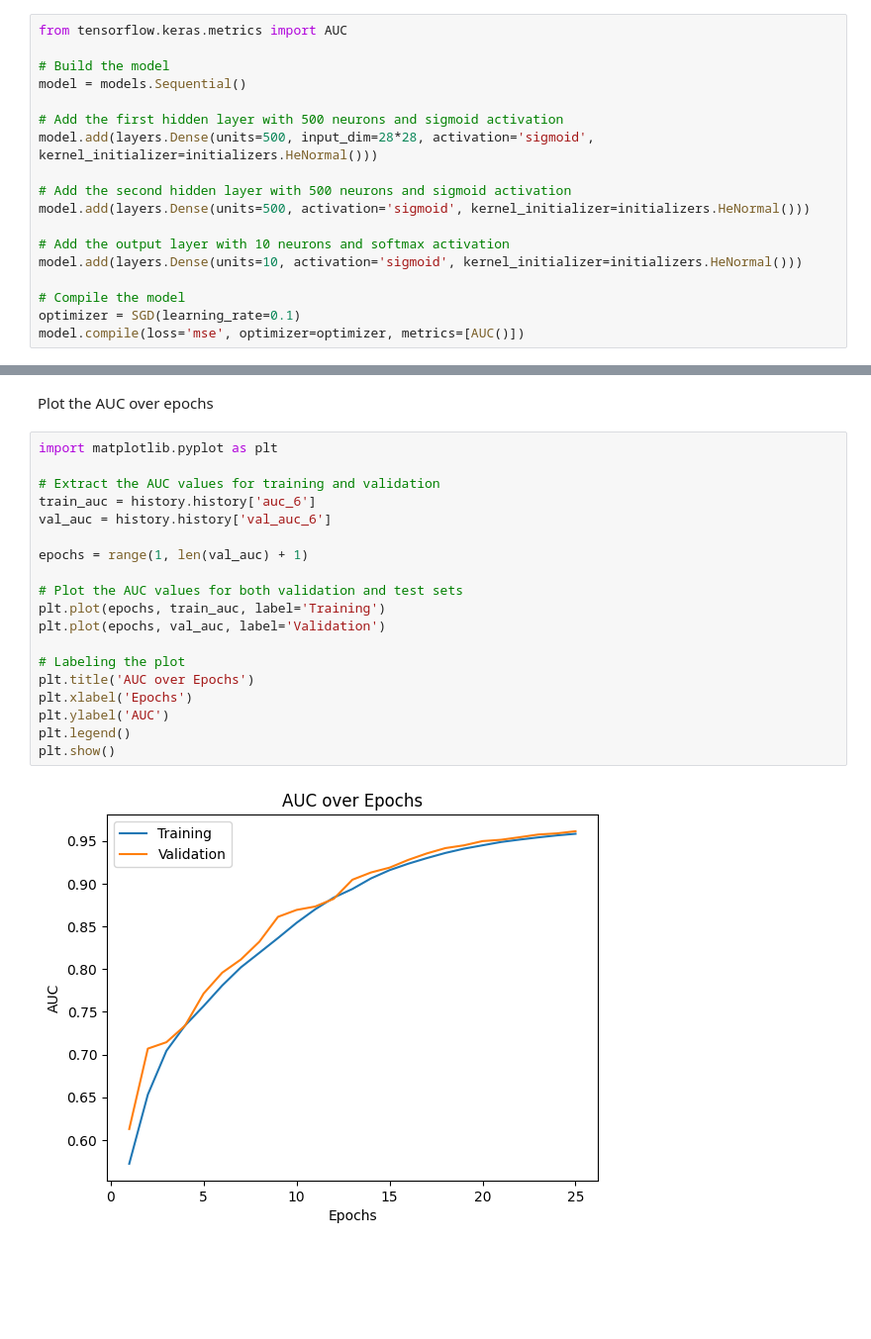
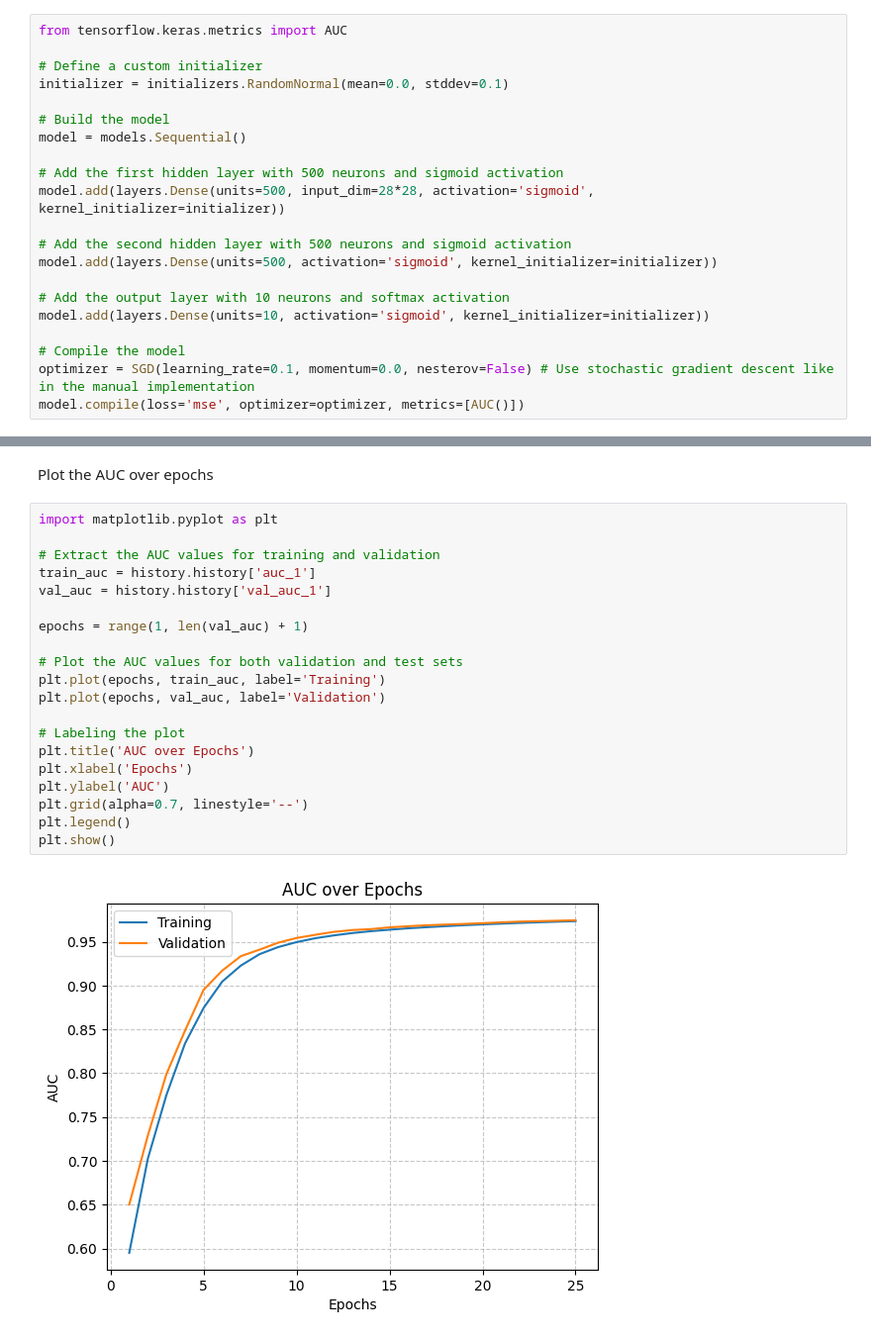
Before and after one commit to eladorpBG/ML_assignment3, a Jupyter notebook: Keras_ch11.ipynb, the cells around one changed output, grey strips where cells are left out. Shown at 99% size. Drawn from its saved outputs; the diff is of its cells as text; blank space fills up the shorter version.

```diff
--- a/Keras_ch11.ipynb
+++ b/Keras_ch11.ipynb
@@ -63,20 +66,23 @@ train_labels, val_labels = train_labels[:-val_size], train_labels[-val_size:]
 # %%
 from tensorflow.keras.metrics import AUC
+
+# Define a custom initializer
+initializer = initializers.RandomNormal(mean=0.0, stddev=0.1)
 
 # Build the model
 model = models.Sequential()
 
 # Add the first hidden layer with 500 neurons and sigmoid activation
-model.add(layers.Dense(units=500, input_dim=28*28, activation='sigmoid', kernel_initializer=initializers.HeNormal()))
+model.add(layers.Dense(units=500, input_dim=28*28, activation='sigmoid', kernel_initializer=initializer))
 
 # Add the second hidden layer with 500 neurons and sigmoid activation
-model.add(layers.Dense(units=500, activation='sigmoid', kernel_initializer=initializers.HeNormal()))
+model.add(layers.Dense(units=500, activation='sigmoid', kernel_initializer=initializer))
 
 # Add the output layer with 10 neurons and softmax activation
-model.add(layers.Dense(units=10, activation='sigmoid', kernel_initializer=initializers.HeNormal()))
+model.add(layers.Dense(units=10, activation='sigmoid', kernel_initializer=initializer))
 
 # Compile the model
-optimizer = SGD(learning_rate=0.1)
+optimizer = SGD(learning_rate=0.1, momentum=0.0, nesterov=False) # Use stochastic gradient descent like in the manual implementation
 model.compile(loss='mse', optimizer=optimizer, metrics=[AUC()])
 # %%
 # Train the model
@@ -114,21 +120,22 @@ Plot the AUC over epochs
 # %%
 import matplotlib.pyplot as plt
 
 # Extract the AUC values for training and validation
-train_auc = history.history['auc_6']
-val_auc = history.history['val_auc_6']
+train_auc = history.history['auc_1']
+val_auc = history.history['val_auc_1']
 
 epochs = range(1, len(val_auc) + 1)
 
 # Plot the AUC values for both validation and test sets
 plt.plot(epochs, train_auc, label='Training')
 plt.plot(epochs, val_auc, label='Validation')
 
 # Labeling the plot
 plt.title('AUC over Epochs')
 plt.xlabel('Epochs')
 plt.ylabel('AUC')
+plt.grid(alpha=0.7, linestyle='--')
 plt.legend()
 plt.show()
 # %% [output]
-[figure, old version]
+[figure, new version]
```
Also changed, not shown: parts of 2 cells of this notebook.
